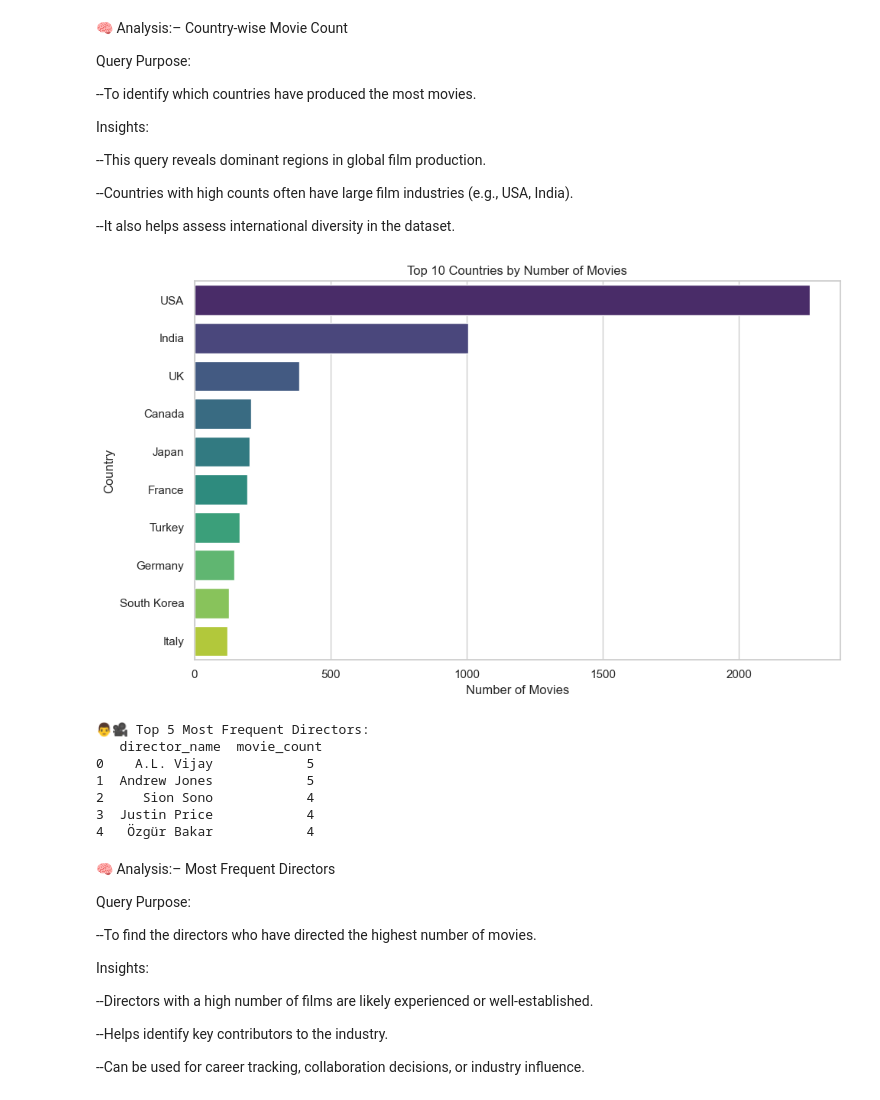
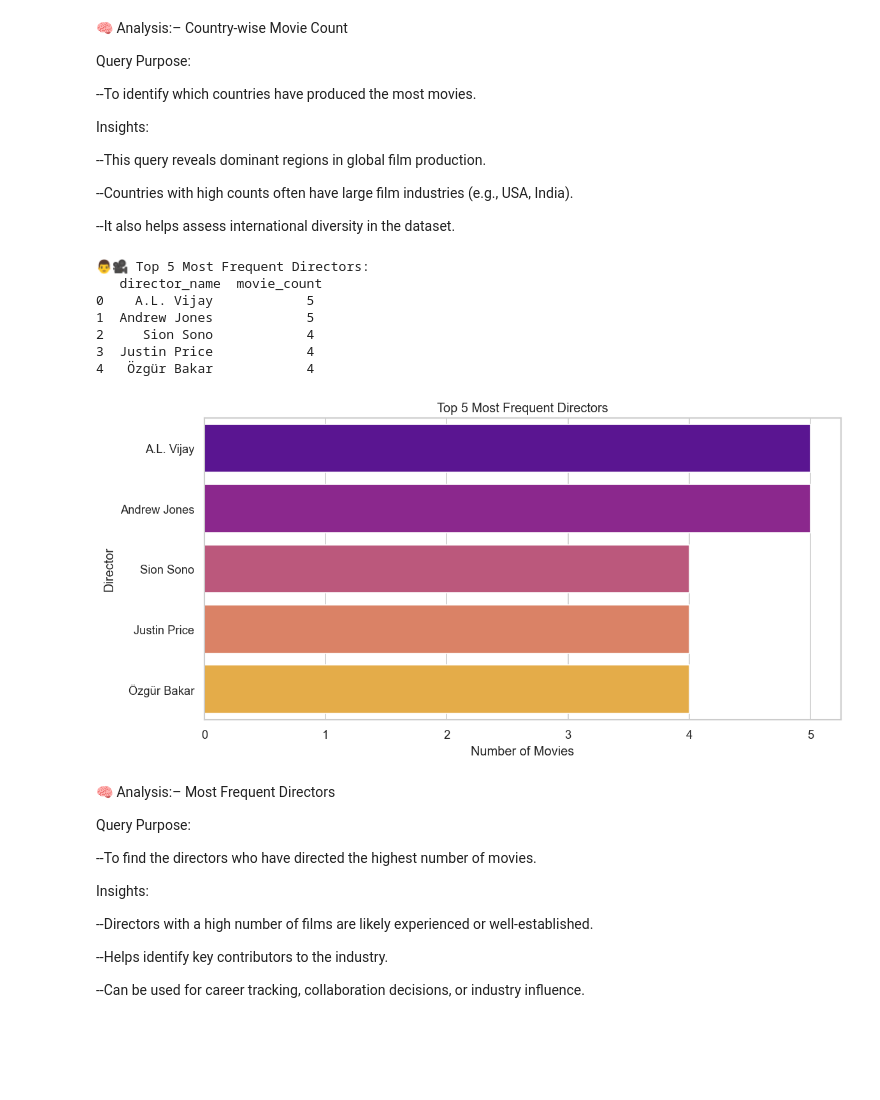
Before and after one commit to Bhavesh950/Bhavesh_IMDB_Case_STudy, a Jupyter notebook: IMDb_SQL_Analysis_Polished.ipynb, the cells around one changed output. Drawn from its saved outputs; the diff is of its cells as text; code cells hidden in the pictures; blank space fills up the shorter version.

```diff
--- a/IMDb_SQL_Analysis_Polished.ipynb
+++ b/IMDb_SQL_Analysis_Polished.ipynb
@@ -178,40 +193,35 @@ Insights:
 --Countries with high counts often have large film industries (e.g., USA, India).
 
 --It also helps assess international diversity in the dataset.
-# %%
-# 📌 Question 3: Country-wise Movie Count
-# 🎨 Data Visualization: Top 10 Countries by Number of Movies
-
-plt.figure(figsize=(10,6))
-sns.barplot(data=df3, x="movie_count", y="country", palette="viridis")
-
-plt.title("Top 10 Countries by Number of Movies")
-plt.xlabel("Number of Movies")
-plt.ylabel("Country")
-plt.tight_layout()
-plt.show()
-# %% [output]
-[figure, removed]
 # %%
 # 📌 Question 4: Most Frequent Directors
 query4 = """
 SELECT n.name AS director_name, COUNT(*) AS movie_count
 FROM director_mapping d
 JOIN names n ON d.name_id = n.id
 GROUP BY director_name
 ORDER BY movie_count DESC
 LIMIT 5;
 """
 df4 = pd.read_sql(query4, engine)
 print("\n👨‍🎥 Top 5 Most Frequent Directors:\n", df4)
+
+plt.figure(figsize=(10,5))
+sns.barplot(data=df4, x="movie_count", y="director_name", palette="plasma")
+plt.title("Top 5 Most Frequent Directors")
+plt.xlabel("Number of Movies")
+plt.ylabel("Director")
+plt.tight_layout()
+plt.show()
 # %% [output]
 👨‍🎥 Top 5 Most Frequent Directors:
    director_name  movie_count
 0    A.L. Vijay            5
 1  Andrew Jones            5
 2     Sion Sono            4
 3  Justin Price            4
 4   Özgür Bakar            4
+[figure, added]
 # %% [markdown]
 🧠 Analysis:– Most Frequent Directors
 
```
Also changed, not shown: parts of 21 cells of this notebook.
